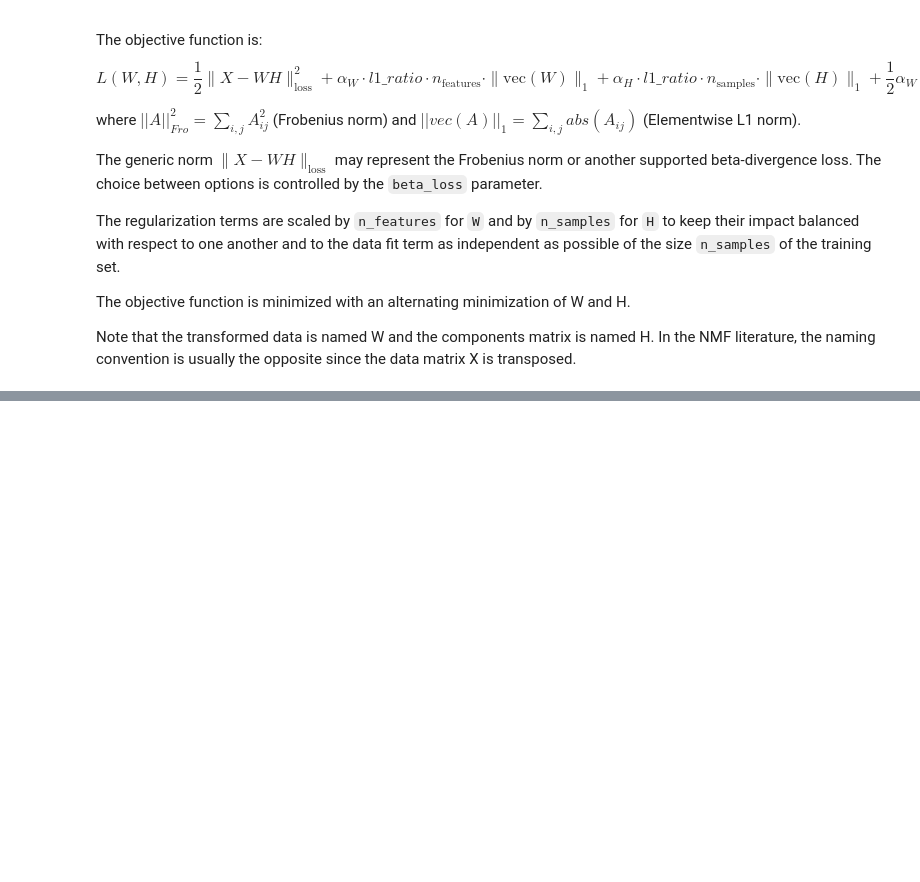
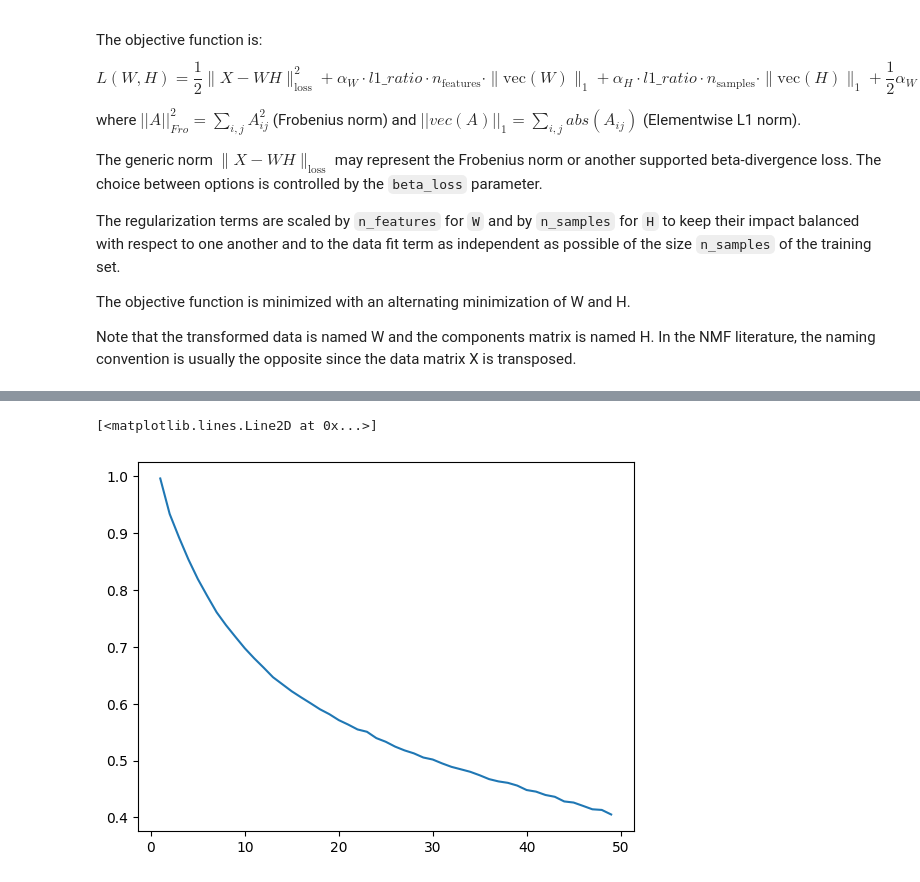
Before and after one commit to egerc/spatial_transcript_inference, a Jupyter notebook: 250128-NMF_Reconstruction.ipynb, the cells around one changed output, grey strips where cells are left out. Cells and saved outputs as stored; diff of their text form; code cells hidden in the pictures; blank space fills up the shorter version.

```diff
--- a/250128-NMF_Reconstruction.ipynb
+++ b/250128-NMF_Reconstruction.ipynb
@@ -202,0 +435,15 @@ matrix X is transposed.
+# %%
+n_components_limit = 50
+plt.plot(
+    np.array(range(1, n_components_limit)),
+    np.array([sklearn.metrics.mean_squared_error(
+        adata_sp.X.toarray().copy(),
+        functools.reduce(
+            lambda a, b: a @ b,
+            non_negative_factorization(adata_sp.X.toarray().copy(), n_components=n_components)[:2]
+        )
+    ) for n_components in range(1, n_components_limit)]),
+)
+# %% [output]
+[<matplotlib.lines.Line2D at 0x...>]
+[figure, added]
```
Also changed, not shown: parts of 43 cells of this notebook.
